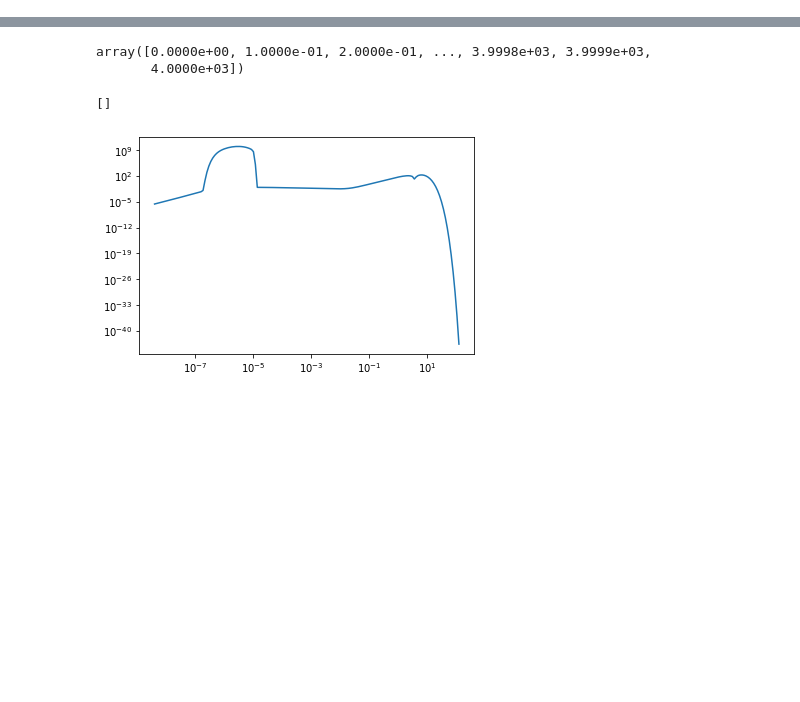
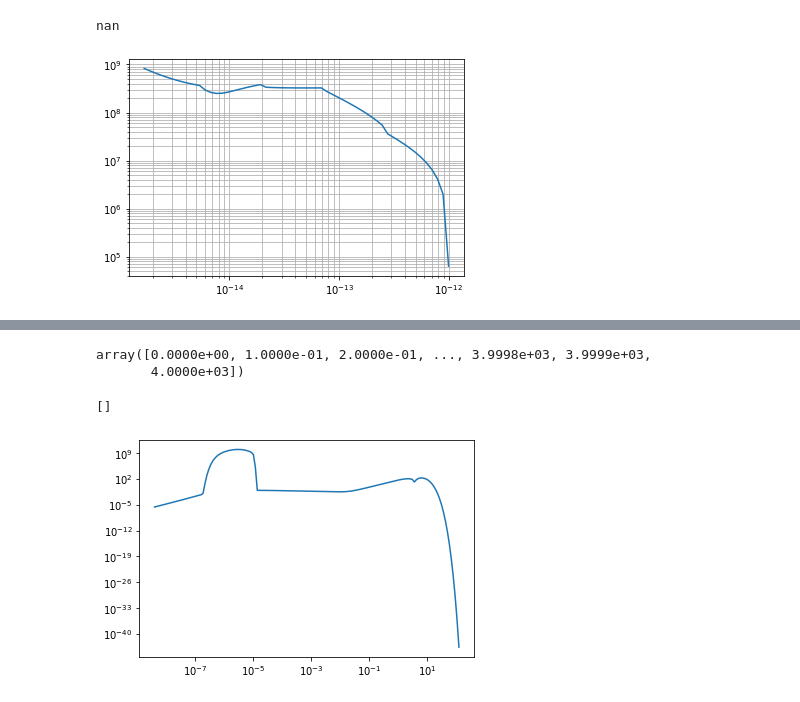
Before and after one commit to CMBSPEC/specdist, a Jupyter notebook: specdist/notebooks/pispec_np_2.ipynb, the cells around one changed output, grey strips where cells are left out. Cells and saved outputs as stored; diff of their text form; code cells hidden in the pictures; blank space fills up the shorter version.

Commit message:
Xe History Fix

```diff
--- a/specdist/notebooks/pispec_np_2.ipynb
+++ b/specdist/notebooks/pispec_np_2.ipynb
@@ -60,3 +60,28 @@ pi.load_ct_spectra_lib('xe_history_200720',sd_lib_xe_history)
 # pi.load_ct_spectra_lib('xe_history_200720_finj_fisher',sd_lib_xe_history_finj_fisher)
 # sd_lib_lyc_reio = pi.specdist_ct_spectra_lib()
 # pi.load_ct_spectra_lib('lyc_reio',sd_lib_lyc_reio)
+# %%
+f_dm_asked = 1.e-10
+gamma_asked = 1e-12
+xinj_asked = 1e9
+z_asked = np.logspace(-3,6,300)
+S_xe_history = pi.GetXeHistory(gamma_asked,xinj_asked,z_asked,sd_lib_xe_history)
+print(S_xe_history["fdm_pca_lim"])
+# %% [output]
+nan
+# %%
+gamma_inj = np.logspace(-17,-12,100)
+fdm_pca = []
+xinj = 1e7
+z_asked = np.logspace(-3,6,300)
+for gamma_asked in gamma_inj:
+    S_xe_history = pi.GetXeHistory(gamma_asked,xinj,z_asked,sd_lib_xe_history)
+    fdm_pca.append(S_xe_history['fdm_pca_lim'])
+fdm_pca = np.asarray(fdm_pca)
+
+plt.plot(gamma_inj,fdm_pca)
+plt.loglog()
+# plt.ylim(1e-5,1e1)
+plt.grid(which='both')
+# %% [output]
+[figure, added]
```
Also changed, not shown: parts of 9 cells of this notebook, 1 other file.
